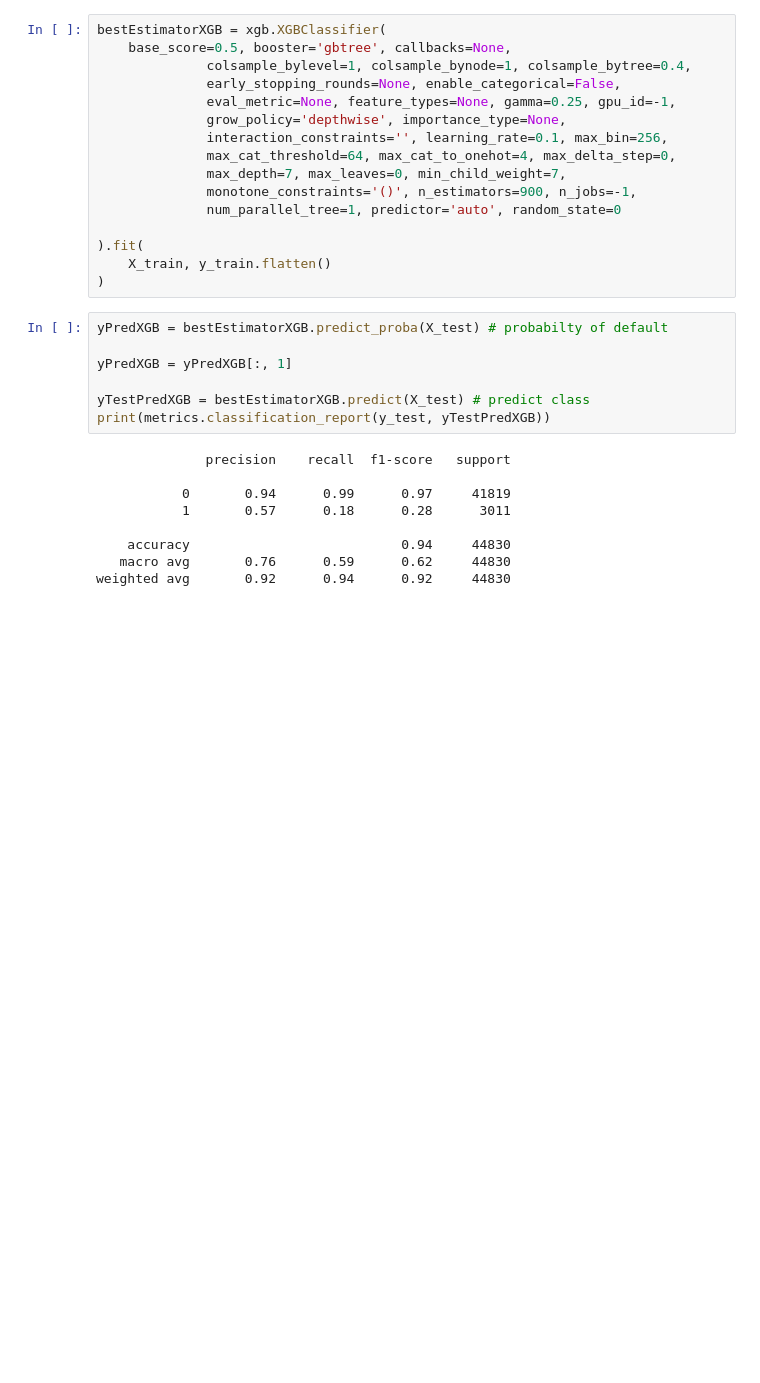
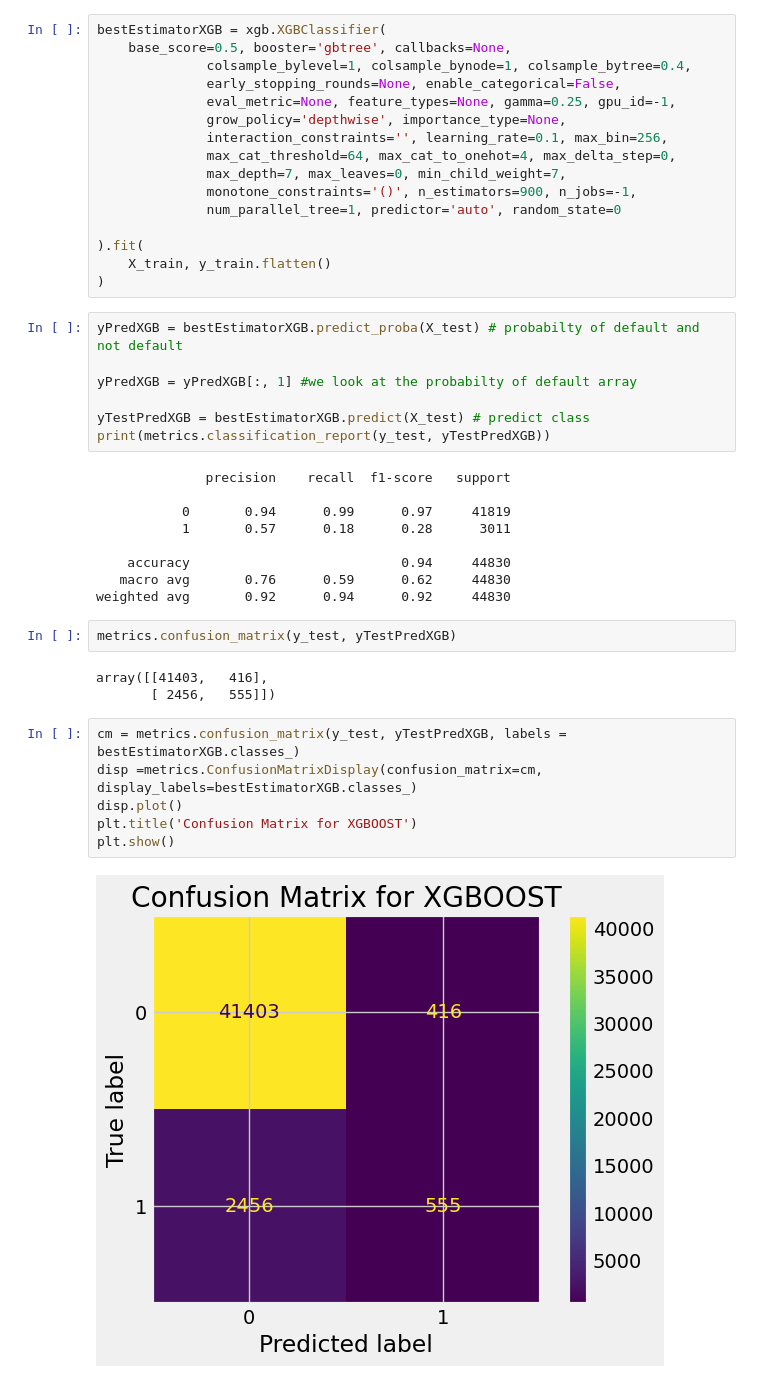
Before and after one commit to Arnold-git/Credit-Risk-Scoring, a Jupyter notebook: Research-and-Development/credit-scoring-EDA-modelling.ipynb, the cells around one changed output. Saved outputs shown, nothing was run; the diff lists cells and outputs as text; blank space fills up the shorter version.

```diff
--- a/Research-and-Development/credit-scoring-EDA-modelling.ipynb
+++ b/Research-and-Development/credit-scoring-EDA-modelling.ipynb
@@ -994,9 +994,9 @@ bestEstimatorXGB = xgb.XGBClassifier(
     X_train, y_train.flatten()
 )
 # %%
-yPredXGB = bestEstimatorXGB.predict_proba(X_test) # probabilty of default
+yPredXGB = bestEstimatorXGB.predict_proba(X_test) # probabilty of default and not default
 
-yPredXGB = yPredXGB[:, 1]
+yPredXGB = yPredXGB[:, 1] #we look at the probabilty of default array
 
 yTestPredXGB = bestEstimatorXGB.predict(X_test) # predict class
 print(metrics.classification_report(y_test, yTestPredXGB))
@@ -1009,3 +1009,16 @@ print(metrics.classification_report(y_test, yTestPredXGB))
     accuracy                           0.94     44830
    macro avg       0.76      0.59      0.62     44830
 weighted avg       0.92      0.94      0.92     44830
+# %%
+metrics.confusion_matrix(y_test, yTestPredXGB)
+# %% [output]
+array([[41403,   416],
+       [ 2456,   555]])
+# %%
+cm = metrics.confusion_matrix(y_test, yTestPredXGB, labels = bestEstimatorXGB.classes_)
+disp =metrics.ConfusionMatrixDisplay(confusion_matrix=cm, display_labels=bestEstimatorXGB.classes_)
+disp.plot()
+plt.title('Confusion Matrix for XGBOOST')
+plt.show()
+# %% [output]
+[figure, added]
```
Also changed, not shown: parts of 4 cells of this notebook.
